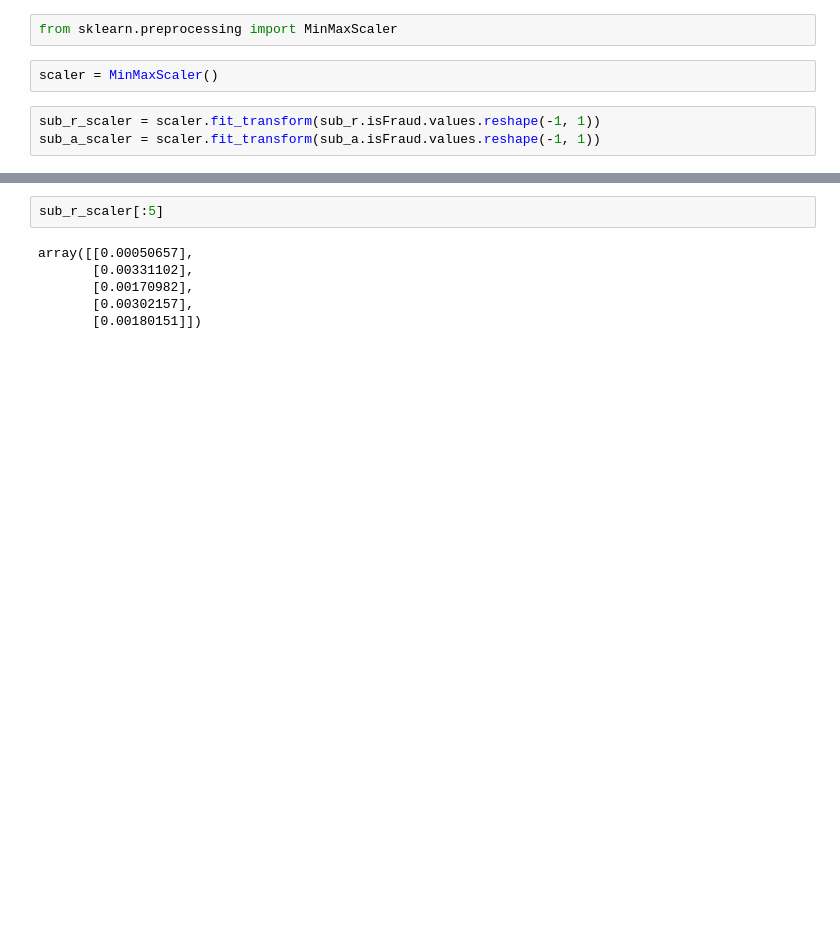
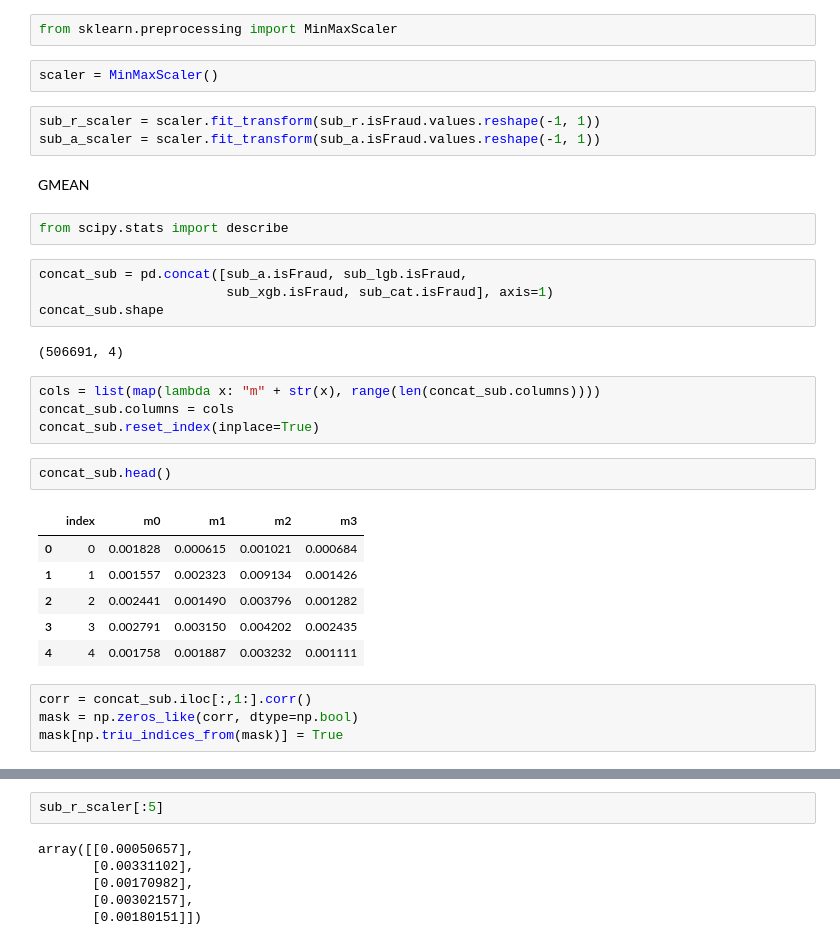
Before and after one commit to rodgomrod/kaggle_ieee_fraud, a Jupyter notebook: ensembler.ipynb, the cells around one changed output, grey strips where cells are left out. Drawn from its saved outputs; the diff is of its cells as text; blank space fills up the shorter version.

```diff
--- a/ensembler.ipynb
+++ b/ensembler.ipynb
@@ -26,3 +26,30 @@ scaler = MinMaxScaler()
 # %%
 sub_r_scaler = scaler.fit_transform(sub_r.isFraud.values.reshape(-1, 1))
 sub_a_scaler = scaler.fit_transform(sub_a.isFraud.values.reshape(-1, 1))
+# %% [markdown]
+GMEAN
+# %%
+from scipy.stats import describe
+# %%
+concat_sub = pd.concat([sub_a.isFraud, sub_lgb.isFraud,
+                        sub_xgb.isFraud, sub_cat.isFraud], axis=1)
+concat_sub.shape
+# %% [output]
+(506691, 4)
+# %%
+cols = list(map(lambda x: "m" + str(x), range(len(concat_sub.columns))))
+concat_sub.columns = cols
+concat_sub.reset_index(inplace=True)
+# %%
+concat_sub.head()
+# %% [output]
+|  | index | m0 | m1 | m2 | m3 |
+| 0 | 0 | 0.001828 | 0.000615 | 0.001021 | 0.000684 |
+| 1 | 1 | 0.001557 | 0.002323 | 0.009134 | 0.001426 |
+| 2 | 2 | 0.002441 | 0.001490 | 0.003796 | 0.001282 |
+| 3 | 3 | 0.002791 | 0.003150 | 0.004202 | 0.002435 |
+| 4 | 4 | 0.001758 | 0.001887 | 0.003232 | 0.001111 |
+# %%
+corr = concat_sub.iloc[:,1:].corr()
+mask = np.zeros_like(corr, dtype=np.bool)
+mask[np.triu_indices_from(mask)] = True
```
Also changed, not shown: parts of 11 cells of this notebook, 1 other file.
